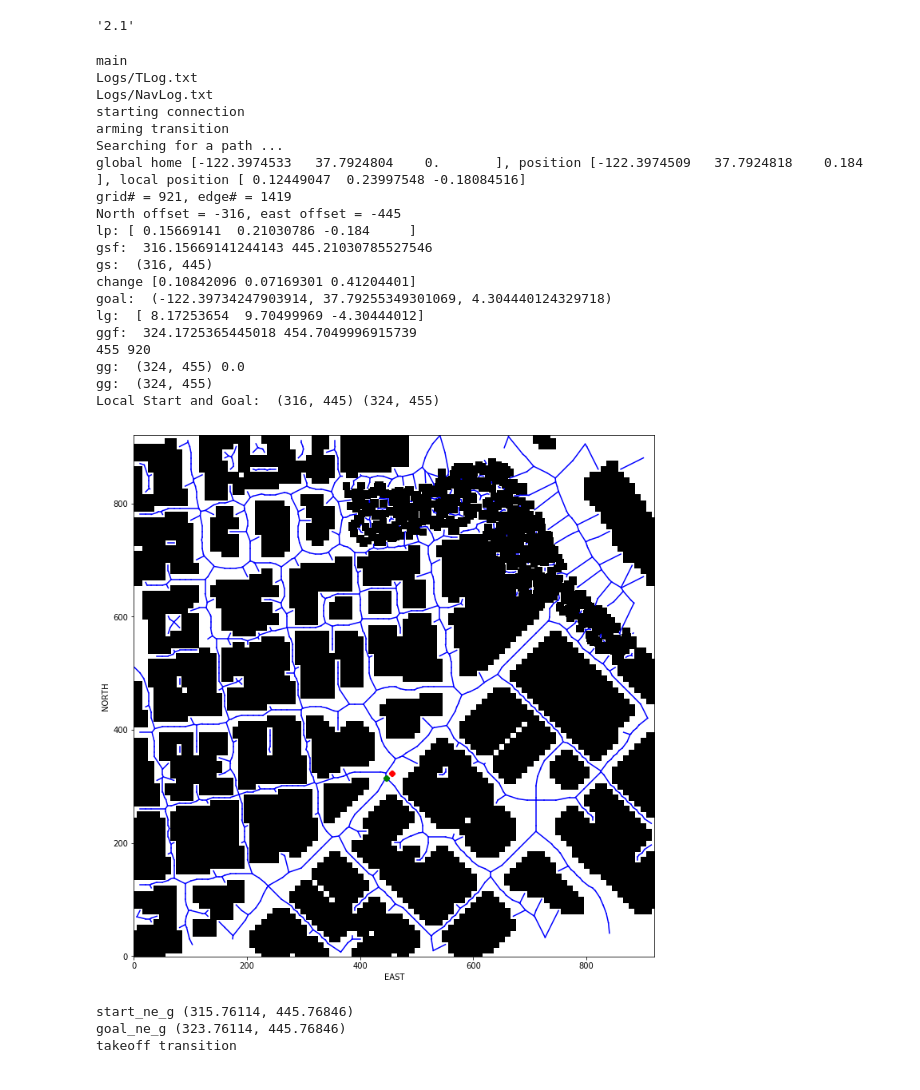
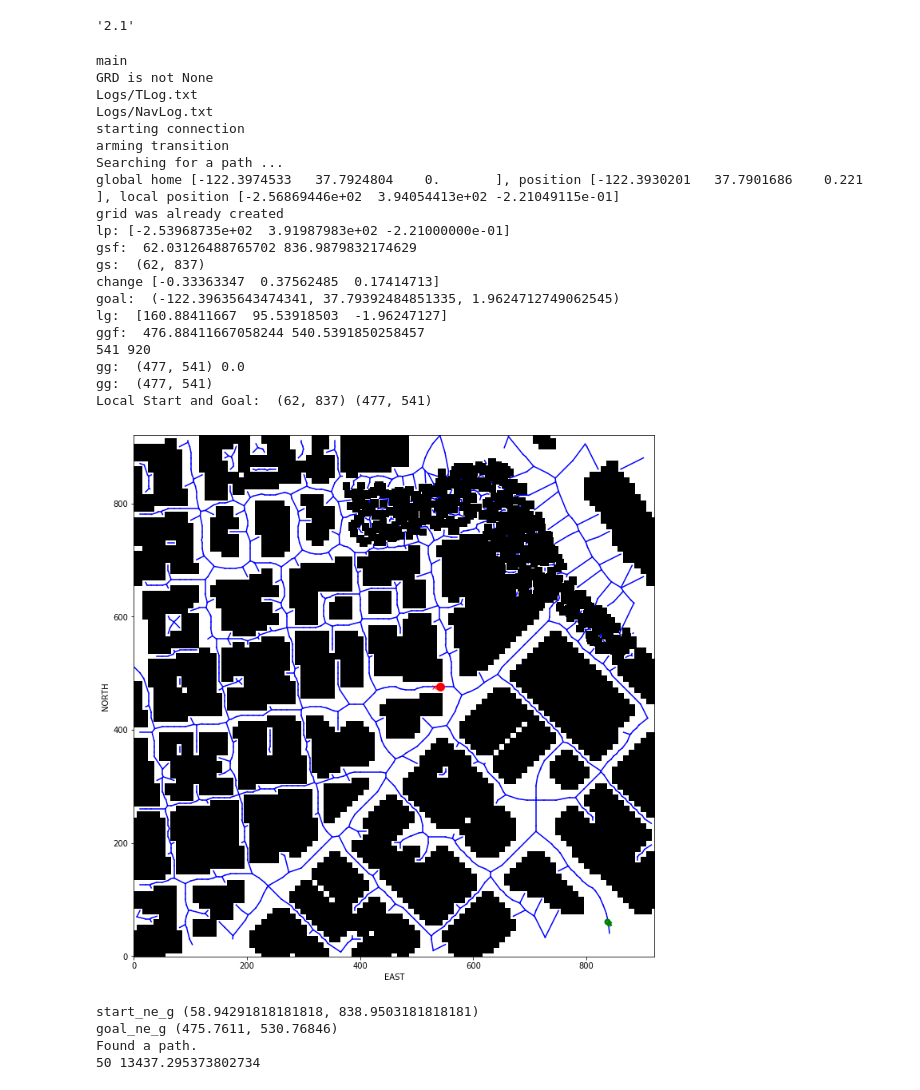
Before and after one commit to seyfig/3DMotionPlanning, a Jupyter notebook: motionplotgrid.ipynb, the cells around one changed output. Drawn from its saved outputs; the diff is of its cells as text; code cells hidden in the pictures.

Commit message:
feat: Implement A* on graph (motionplotgrid notebook)

```diff
--- a/motionplotgrid.ipynb
+++ b/motionplotgrid.ipynb
@@ -65,10 +65,13 @@ class States(Enum):
     LANDING = auto()
     DISARMING = auto()
     PLANNING = auto()
+# %%
+GRD = None
+global GRD
 # %%
 class MotionPlanning(Drone):
 
-    def __init__(self, connection):
+    def __init__(self, connection, GRD):
         super().__init__(connection)
 
         self.target_position = np.array([0.0, 0.0, 0.0])
@@ -79,7 +82,7 @@ class MotionPlanning(Drone):
         # initial state
         self.flight_state = States.MANUAL
 
-        self.GRD = None
+        self.GRD = GRD
 
         # register all your callbacks here
         self.register_callback(MsgID.LOCAL_POSITION, self.local_position_callback)
@@ -252,7 +265,7 @@ def plot(grid, start_ne, goal_ne, goal_list=None, path=None):
     plt.ylabel('NORTH')
     plt.show()
 # %%
-def plotgraph(grid, edges, start_ne, goal_ne, goal_list=None, path=None):
+def plotgraph(grid, edges, start_ne, goal_ne, start_ne_g, goal_ne_g, goal_list=None, path=None):
     plt.figure(figsize=(24, 12))
     plt.imshow(grid, origin='lower', cmap='Greys')
 
@@ -261,8 +274,13 @@ def plotgraph(grid, edges, start_ne, goal_ne, goal_list=None, path=None):
         p2 = e[1]
         plt.plot([p1[1], p2[1]], [p1[0], p2[0]], 'b-')
 
-    plt.plot(start_ne[1], start_ne[0], 'gx', markersize=5, markeredgewidth=5)
-    plt.plot(goal_ne[1], goal_ne[0], 'rx', markersize=5, markeredgewidth=5)
+    plt.plot(start_ne[1], start_ne[0], 'go', markersize=3, markeredgewidth=5, markerfacecolor='none')
+    plt.plot(start_ne_g[1], start_ne_g[0], 'gx', markersize=5, markeredgewidth=3)
+    plt.plot(goal_ne[1], goal_ne[0], 'ro', markeredgewidth=5, markerfacecolor='none')
+    plt.plot(goal_ne_g[1], goal_ne_g[0], 'rx', markersize=5)
+
+    #plt.plot(goal_ne[1], goal_ne[0], 'ro', markersize=3, markeredgewidth=5)
+    #plt.plot(goal_ne_g[1], goal_ne_g[0], 'rx', markersize=5, markeredgewidth=3)
 
     for g in goal_list:
         plt.plot(g[1], g[0], 'bo', markeredgewidth=2)
@@ -271,6 +289,7 @@ def plotgraph(grid, edges, start_ne, goal_ne, goal_list=None, path=None):
         pp = np.array(path)
         #pp = np.array(parr)
         plt.plot(pp[:, 1], pp[:, 0], 'g')
+        plt.scatter(pp[:,1], pp[:,0])
 
     plt.xlabel('EAST')
     plt.ylabel('NORTH')
@@ -409,7 +401,10 @@ def plan_path(self):
     # TODO: convert start position to current position rather than map center
 
     if self.GRD is None:
+        print("creating grid")
         self.GRD = Grid(TARGET_ALTITUDE, SAFETY_DISTANCE)
+    else:
+        print("grid was already created")
     grid = self.GRD.grid
     edges = self.GRD.edges
     north_offset = self.GRD.north_offset
@@ -440,7 +435,7 @@ def plan_path(self):
     # grid_goal = (grid_start[0] + 10, grid_start[1] + 10)
     #goal = (-122.400600, 37.793401, 0)
     #goal = (lat0 + 0.0001, lon0 + 0.00001, 0)
-    dist_idx = 1000.0
+    dist_idx = 100.0
     goal_obs = True
     goal_try = 0
     goal_list = []
@@ -483,7 +478,6 @@ def plan_path(self):
     # TODO: add diagonal motions with a cost of sqrt(2) to your A* implementation
     # or move to a different search space such as a graph (not done here)
     print('Local Start and Goal: ', grid_start, grid_goal)
-    plotgraph(grid, edges, grid_start, grid_goal, goal_list=goal_list)
     #3d
     #path, _ = a_star(voxmap, heuristic, grid_start, grid_goal)
     #2d
@@ -491,65 +485,67 @@ def plan_path(self):
     graph = convert_graph(edges)
     start_ne_g = closest_point(graph, grid_start)
     goal_ne_g = closest_point(graph, grid_goal)
+    plotgraph(grid, edges, grid_start, grid_goal, start_ne_g, goal_ne_g, goal_list=goal_list)
+
     print("start_ne_g", start_ne_g)
     print("goal_ne_g", goal_ne_g)
 
 
-    path, cost = a_star_graph(graph, heuristic, grid_start, grid_goal)
+    path, cost = a_star_graph(graph, heuristic, start_ne_g, goal_ne_g)
     print(len(path), cost)
     #plot(grid, grid_start, grid_goal, goal_list=[], path=path)
-    plotgraph2(grid, edges, grid_start, grid_goal, goal_list=goal_list, path=path)
-    plotgraph(grid, edges, grid_start, grid_goal, goal_list=goal_list, path=path)
+    plotgraph(grid, edges, grid_start, grid_goal, start_ne_g, goal_ne_g, goal_list=goal_list, path=path)
 
     pruned_path = prune_path(path)
     print(len(pruned_path))
-    #plot(grid, grid_start, grid_goal, goal_list=[], path=pruned_path)
-    plotgraph2(grid, edges, grid_start, grid_goal, goal_list=goal_list, path=pruned_path)
-    plotgraph(grid, edges, grid_start, grid_goal, goal_list=goal_list, path=pruned_path)
+    plotgraph(grid, edges, grid_start, grid_goal, start_ne_g, goal_ne_g, goal_list=goal_list, path=pruned_path)
 
     print("A* path:")
     for p in path:
         print(p)
 
     print("Pruned_path:")
     for p in pruned_path:
         print(p)
     #    print(p, p.cost, p.delta, (p.delta[0] + north_offset, p.delta[1] + east_offset, TARGET_ALTITUDE, 0))
     # TODO: prune path to minimize number of waypoints
     # TODO (if you're feeling ambitious): Try a different approach altogether!
 
     # Convert path to waypoints
     #waypoints = [[p[0] + north_offset, p[1] + east_offset, TARGET_ALTITUDE, 0] for p in path]
-    waypoints = [[p[0] + north_offset, p[1] + east_offset, TARGET_ALTITUDE, 0] for p in pruned_path]
+    #waypoints = [[p[0] + north_offset, p[1] + east_offset, TARGET_ALTITUDE, 0] for p in pruned_path]
+    #waypoints = [[int(np.rint(p[0] + north_offset)), int(np.rint(p[1] + east_offset)), TARGET_ALTITUDE, 0] for p in path]
+    waypoints = [[int(np.rint(p[0] + north_offset)), int(np.rint(p[1] + east_offset)), TARGET_ALTITUDE, 0] for p in pruned_path]
 
     # Set self.waypoints
     self.waypoints = waypoints
     # TODO: send waypoints to sim (this is just for visualization of waypoints)
     self.send_waypoints()
 MotionPlanning.plan_path = plan_path
-main()
+GRD = main(GRD)
 # %% [output]
 main
+GRD is not None
 Logs/TLog.txt
 Logs/NavLog.txt
 starting connection
 arming transition
 Searching for a path ...
-global home [-122.3974533   37.7924804    0.       ], position [-122.3974509   37.7924818    0.184    ], local position [ 0.12449047  0.23997548 -0.18084516]
-grid# = 921, edge# = 1419
-North offset = -316, east offset = -445
-lp: [ 0.15669141  0.21030786 -0.184     ]
-gsf:  316.15669141244143 445.21030785527546
-gs:  (316, 445)
-change [0.10842096 0.07169301 0.41204401]
-goal:  (-122.39734247903914, 37.79255349301069, 4.304440124329718)
-lg:  [ 8.17253654  9.70499969 -4.30444012]
-ggf:  324.1725365445018 454.7049996915739
-455 920
-gg:  (324, 455) 0.0
-gg:  (324, 455)
-Local Start and Goal:  (316, 445) (324, 455)
+global home [-122.3974533   37.7924804    0.       ], position [-122.3930201   37.7901686    0.221    ], local position [-2.56869446e+02  3.94054413e+02 -2.21049115e-01]
+grid was already created
+lp: [-2.53968735e+02  3.91987983e+02 -2.21000000e-01]
+gsf:  62.03126488765702 836.9879832174629
+gs:  (62, 837)
+change [-0.33363347  0.37562485  0.17414713]
+goal:  (-122.39635643474341, 37.79392484851335, 1.9624712749062545)
+lg:  [160.88411667  95.53918503  -1.96247127]
+ggf:  476.88411667058244 540.5391850258457
+541 920
+gg:  (477, 541) 0.0
+gg:  (477, 541)
+Local Start and Goal:  (62, 837) (477, 541)
-[figure, old version]
+[figure, new version]
-start_ne_g (315.76114, 445.76846)
-goal_ne_g (323.76114, 445.76846)
-takeoff transition
+start_ne_g (58.94291818181818, 838.9503181818181)
+goal_ne_g (475.7611, 530.76846)
+Found a path.
+50 13437.295373802734
```
Also changed, not shown: parts of 4 cells of this notebook, 1 other file.
